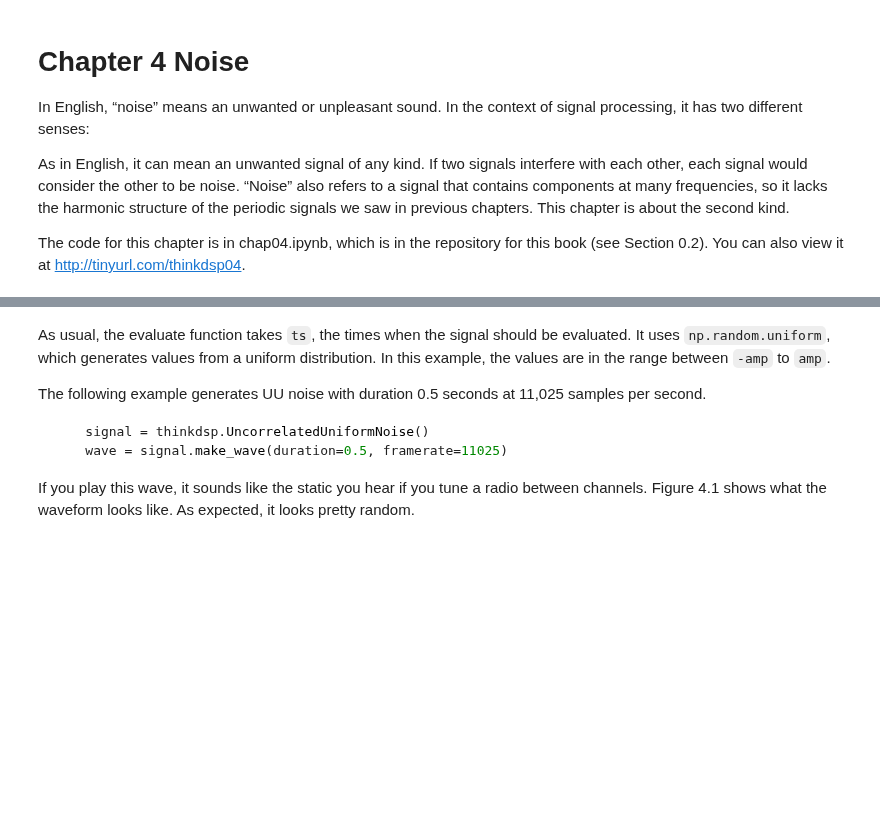
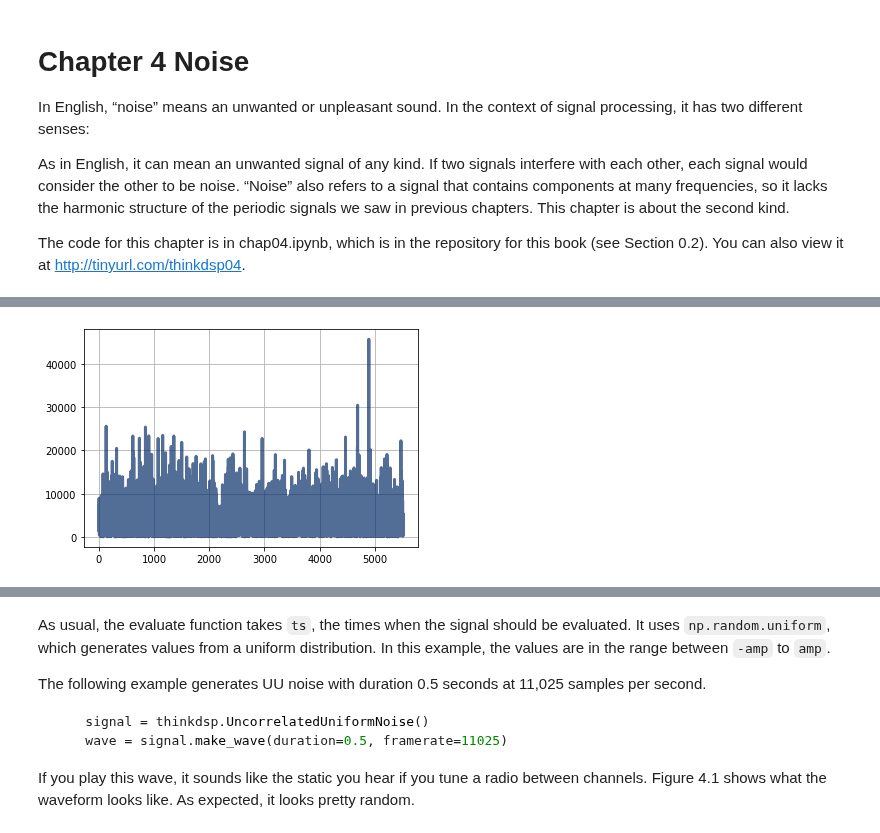
Before and after one commit to renyuanL/_ryDsp2020, a Jupyter notebook: code/ch04.ipynb, the cells around one changed output, grey strips where cells are left out. Drawn from its saved outputs; the diff is of its cells as text; code cells hidden in the pictures; blank space fills up the shorter version.

```diff
--- a/code/ch04.ipynb
+++ b/code/ch04.ipynb
@@ -86,0 +103,4 @@ which inherits from Signal.
+# %%
+w.make_spectrum().plot_power()
+# %% [output]
+[figure, added]
```
Also changed, not shown: parts of 21 cells of this notebook, 2 other files.
